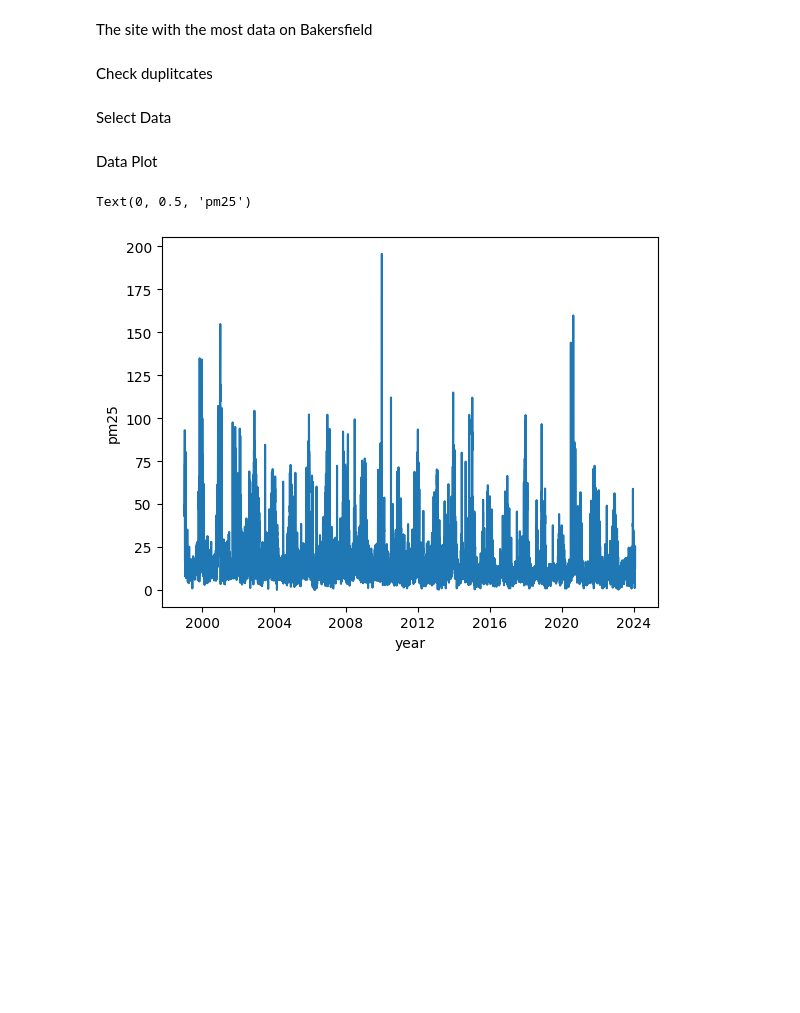
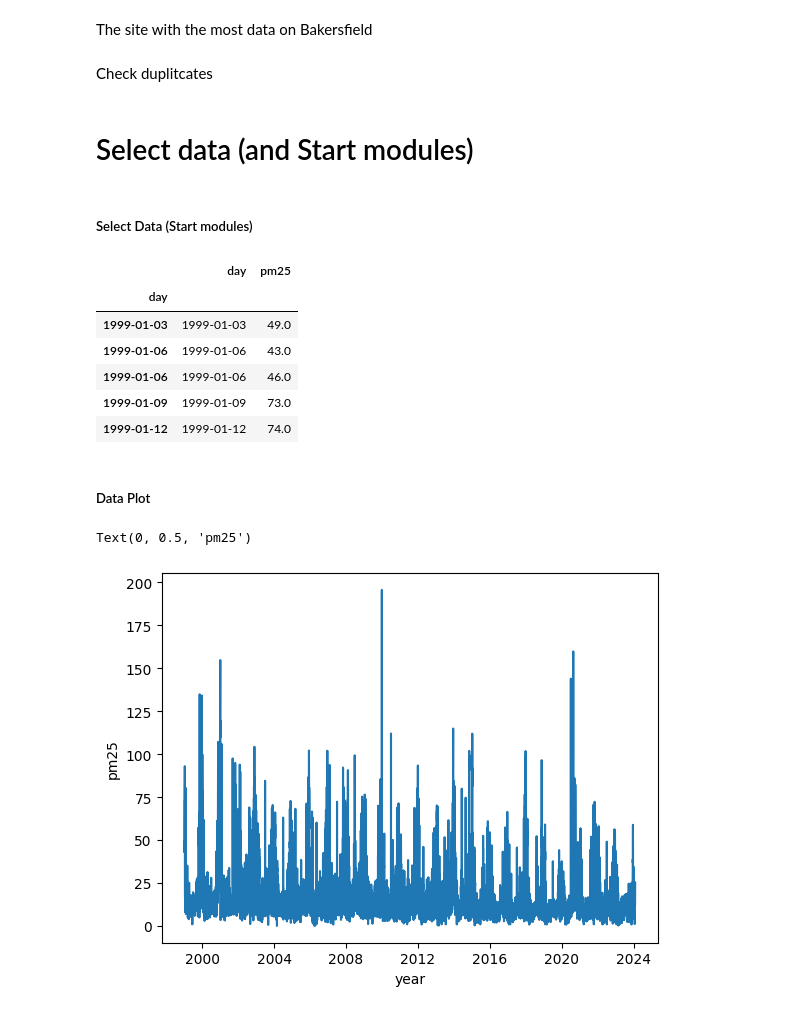
Before and after one commit to alexspf/bk_pm25_pred, a Jupyter notebook: best_cut.ipynb, the cells around one changed output. Saved outputs shown, nothing was run; the diff lists cells and outputs as text; code cells hidden in the pictures; blank space fills up the shorter version.

```diff
--- a/best_cut.ipynb
+++ b/best_cut.ipynb
@@ -64,18 +64,32 @@ data_unique = data.drop_duplicates()
 
 print(f'DataFrame original shape: {data_original.shape}')
 print(f'data unique shape: {data_unique.shape}')
-# %% [markdown]
-Select Data
+# %% [markdown]
+# Select  data (and Start modules)
+# %% [markdown]
+##### Select Data (Start modules)
 # %%
 import pandas as pd
 import numpy as np
+import matplotlib.pyplot as plt
+
 data = pd.read_csv("data_mod/id_3.csv")
-data.loc[:, 'Date'] = pd.to_datetime(data['Date'], format='%m/%d/%Y', errors='coerce')
 
-data_mod = data[[column for column in data.columns if column in ['Date', 'Daily Mean PM2.5 Concentration']]].copy()
-
+data_mod = data[ ['Date', 'Daily Mean PM2.5 Concentration']].copy()
 data_mod.rename(columns={'Daily Mean PM2.5 Concentration': 'pm25', 'Date': 'day'}, inplace=True)
+data_mod['day'] = pd.to_datetime(data_mod['day'], format='%m/%d/%Y', errors='coerce')
 data_mod.sort_values(by='day', inplace=True)
+data_mod.set_index(['day'], inplace=True, drop=False)
-# %% [markdown]
-Data Plot
+# %%
+data_mod.head()
+# %% [output]
+|  | day | pm25 |
+| day |  |  |
+| 1999-01-03 | 1999-01-03 | 49.0 |
+| 1999-01-06 | 1999-01-06 | 43.0 |
+| 1999-01-06 | 1999-01-06 | 46.0 |
+| 1999-01-09 | 1999-01-09 | 73.0 |
+| 1999-01-12 | 1999-01-12 | 74.0 |
+# %% [markdown]
+##### Data Plot
 # %%
```
Also changed, not shown: parts of 10 cells of this notebook.
